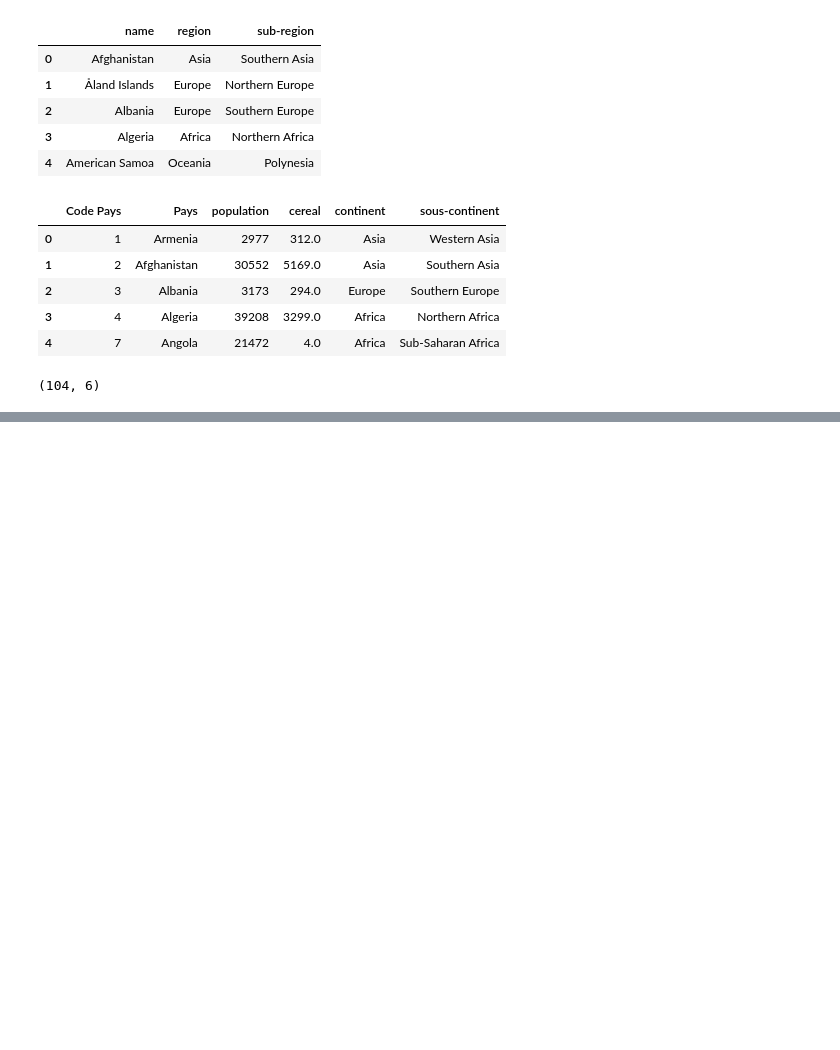
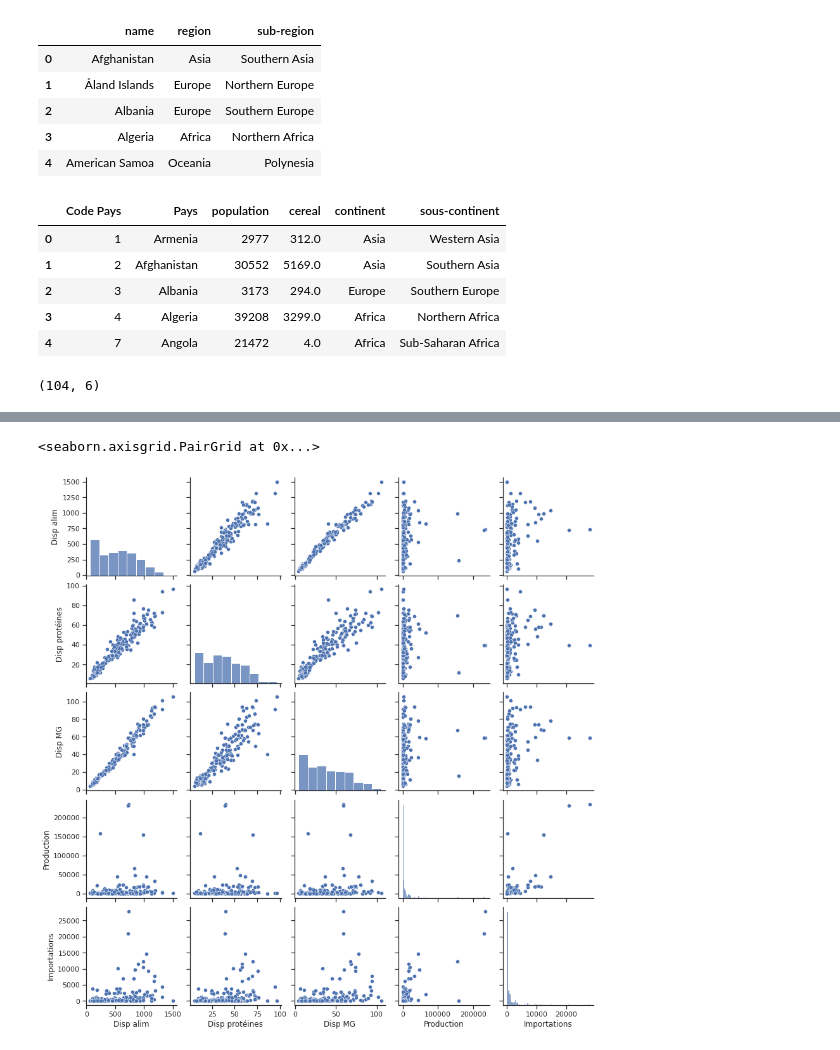
Before and after one commit to data-IA-2022/FAO_Sylvine_Evelyne, a Jupyter notebook: FAO.ipynb, the cells around one changed output, grey strips where cells are left out. Saved outputs shown, nothing was run; the diff lists cells and outputs as text; code cells hidden in the pictures; blank space fills up the shorter version.

```diff
--- a/FAO.ipynb
+++ b/FAO.ipynb
@@ -289,0 +255,9 @@ df_area.head()
+# %%
+# Merge par pays
+disp_alim = animal_eda.groupby('Pays', as_index=False)['Disponibilité alimentaire (Kcal/personne/jour)'].sum()
+disp_prot = animal_eda.groupby('Pays', as_index=False)['Disponibilité de protéines en quantité (g/personne/jour)'].sum()
+disp_mg = animal_eda.groupby('Pays', as_index=False)['Disponibilité de matière grasse en quantité (g/personne/jour)'].sum()
+production = animal_eda.groupby('Pays', as_index=False)['Production'].sum()
+importations = animal_eda.groupby('Pays', as_index=False)['Importations - Quantité'].sum()
+merged = disp_alim.merge(disp_prot,on='Pays').merge(disp_mg,on='Pays').merge(production,on='Pays').merge(importations,on='Pays')
+merged
@@ -289,0 +278,6 @@ df_area.head()
+# %%
+merged.columns = ['Pays', 'Disp alim', 'Disp protéines', 'Disp MG', 'Production', 'Importations']
+sns.pairplot(merged)
+# %% [output]
+<seaborn.axisgrid.PairGrid at 0x...>
+[figure, added]
```
Also changed, not shown: parts of 149 cells of this notebook.
